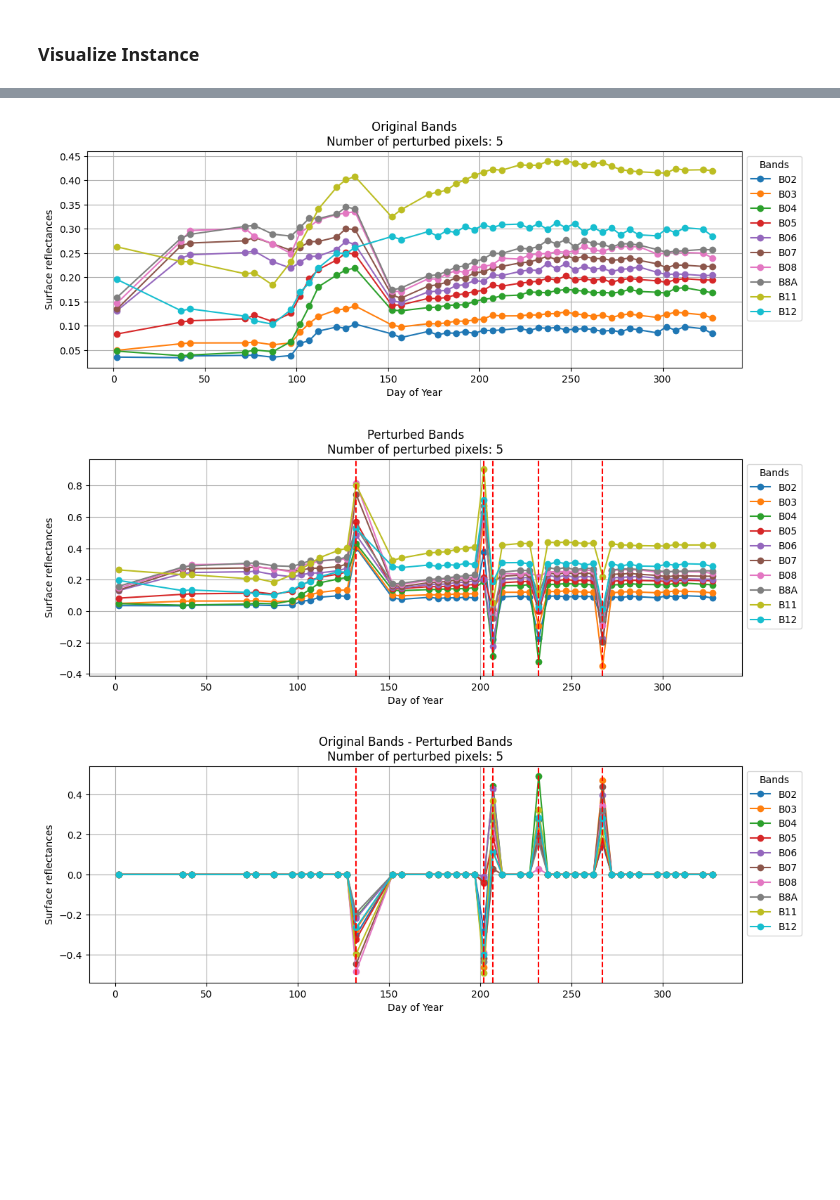
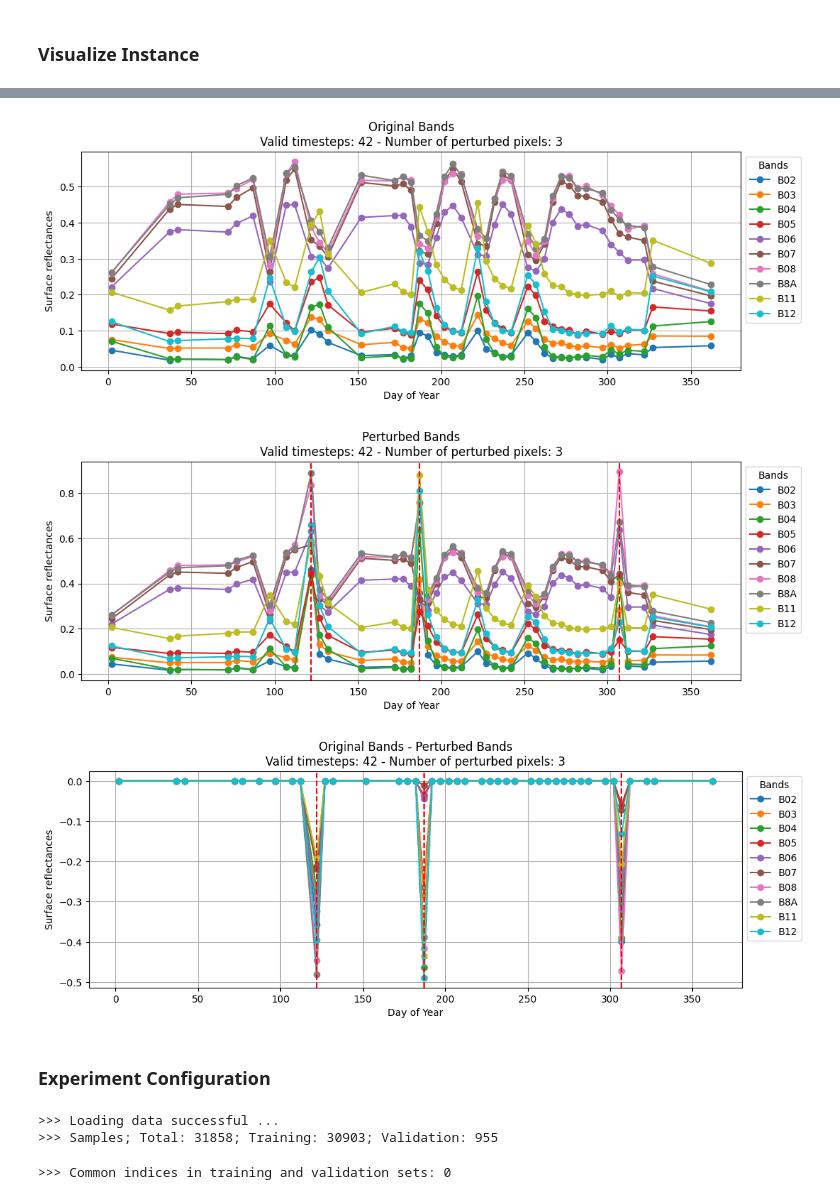
Before and after one commit to SandroAlex/geosatlearn, a Jupyter notebook: ml_models/sits-bert/notebooks/complete_pipeline.ipynb, the cells around one changed output, grey strips where cells are left out. Drawn from its saved outputs; the diff is of its cells as text; code cells hidden in the pictures; blank space fills up the shorter version.

```diff
--- a/ml_models/sits-bert/notebooks/complete_pipeline.ipynb
+++ b/ml_models/sits-bert/notebooks/complete_pipeline.ipynb
@@ -176,0 +208,14 @@ pretrain_data_set = PreTrainDataset(
+# %%
+# First we can reduce the dataset to a fixed size by selecting N random samples:
+subset_size = 1000  # Define the size of the subset you want.
+random_indices = random.sample(range(len(pretrain_data_set)), subset_size)
+
+# Subset the dataset using the random indices.
+pretrain_data_set_reduced = Subset(
+    dataset=pretrain_data_set,
+    indices=random_indices
+)
+
+# Print the sizes of the original and reduced datasets.
+print(f">>> Original: {len(pretrain_data_set)} data instances ...")
+print(f">>> Reduced: {len(pretrain_data_set_reduced)} data instances ...")
@@ -178,8 +226,8 @@ pretrain_data_set = PreTrainDataset(
 ### Visualize Instance
 # %%
 # Select a random sample from the pre-training dataset.
-intidx = np.random.randint(0, len(pretrain_data_set))
-data_instance = pretrain_data_set[intidx]
+intidx = np.random.randint(0, len(pretrain_data_set_reduced))
+data_instance = pretrain_data_set_reduced[intidx]
 
 print(f">>> Random index: {intidx}")
 # %% [output]
@@ -247,7 +295,7 @@ df_bands_perturbed
 # Plot original time series
 ax1 = df_bands.drop(labels=["perturbed"], axis=1).plot(
     figsize=(12, 4),
-    title=f"Original Bands\nNumber of perturbed pixels: {num_perturbed}",
+    title=f"Original Bands\nValid timesteps: {valid_timesteps} - Number of perturbed pixels: {num_perturbed}",
     xlabel="Day of Year",
     ylabel="Surface reflectances",
     grid=True,
@@ -257,7 +305,7 @@ ax1 = df_bands.drop(labels=["perturbed"], axis=1).plot(
 # Plot perturbed time series.
 ax2 = df_bands_perturbed.drop(labels=["perturbed"], axis=1).plot(
     figsize=(12, 4),
-    title=f"Perturbed Bands\nNumber of perturbed pixels: {num_perturbed}",
+    title=f"Perturbed Bands\nValid timesteps: {valid_timesteps} - Number of perturbed pixels: {num_perturbed}",
     xlabel="Day of Year",
     ylabel="Surface reflectances",
     grid=True,
@@ -267,7 +315,7 @@ ax2 = df_bands_perturbed.drop(labels=["perturbed"], axis=1).plot(
 # Plot different y-axis for perturbed time series.
 ax3 = (df_bands.drop(labels=["perturbed"], axis=1) - df_bands_perturbed.drop(labels=["perturbed"], axis=1)).plot(
     figsize=(12, 4),
-    title=f"Original Bands - Perturbed Bands\nNumber of perturbed pixels: {num_perturbed}",
+    title=f"Original Bands - Perturbed Bands\nValid timesteps: {valid_timesteps} - Number of perturbed pixels: {num_perturbed}",
     xlabel="Day of Year",
     ylabel="Surface reflectances",
     grid=True,
@@ -279,33 +327,35 @@ for idx in df_bands_perturbed.index:
     if df_bands_perturbed.loc[idx, "perturbed"]:
         doy = df_bands_perturbed.loc[idx].name
         ax2.axvline(x=doy, color="red", linestyle="--", linewidth=1.5)
         ax3.axvline(x=doy, color="red", linestyle="--", linewidth=1.5)
 
 # Legend outside the plot.
 ax1.legend(
     loc="upper left",
     bbox_to_anchor=(1, 1),
     title="Bands",
     fontsize=10,
 
 )
 
 # Legend outside the plot.
 ax2.legend(
     loc="upper left",
     bbox_to_anchor=(1, 1),
     title="Bands",
     fontsize=10,
 )
 
 # Legend outside the plot.
 ax3.legend(
     loc="upper left",
     bbox_to_anchor=(1, 1),
     title="Bands",
     fontsize=10,
 );
 # %% [output]
-[figure, old version]
+[figure, new version]
-[figure, old version]
+[figure, new version]
-[figure, old version]
+[figure, new version]
+# %% [markdown]
+### Experiment Configuration
@@ -311,0 +403,22 @@ ax3.legend(
+# %%
+# Interface for creating PyTorch DataLoaders for training and validation datasets.
+dataset = DataSetWrapper(
+    batch_size=batch_size,
+    valid_size=valid_rate,
+    data_path=dataset_path,
+    num_features=num_features,
+    max_length=max_length,
+    subset_fraction=0.1
+)
+
+# Get the training and validation DataLoaders.
+train_loader, valid_loader = dataset.get_data_loaders()
+# %% [output]
+>>> Loading data successful ...
+>>> Samples; Total: 31858; Training: 30903; Validation: 955
+# %%
+# Check if the training and validation sets have any common indices.
+common_indices = set(train_loader.sampler.indices).intersection(set(valid_loader.sampler.indices))
+print(f">>> Common indices in training and validation sets: {len(common_indices)}")
+# %% [output]
+>>> Common indices in training and validation sets: 0
```
Also changed, not shown: parts of 24 cells of this notebook, 3 other files.
